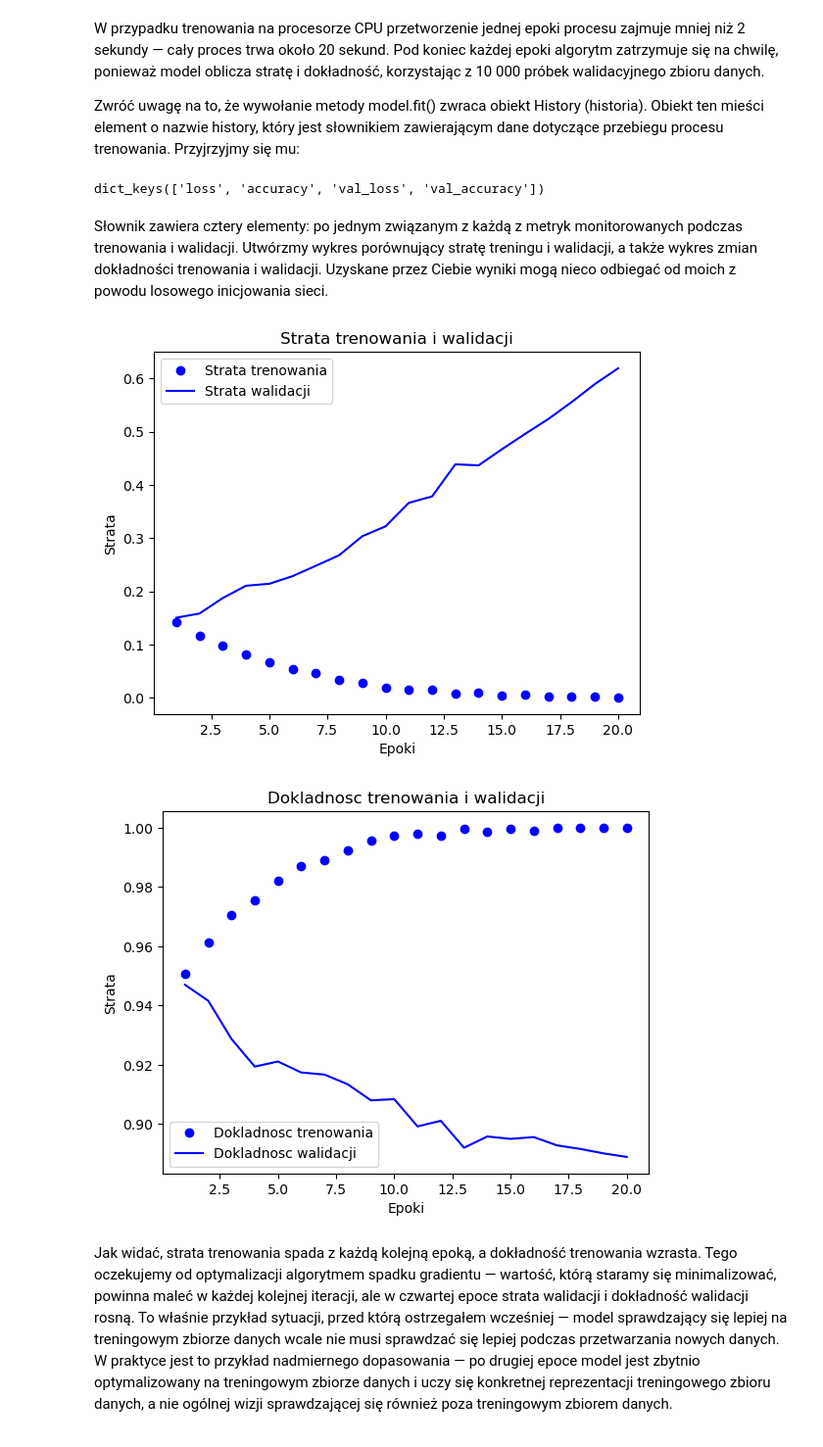
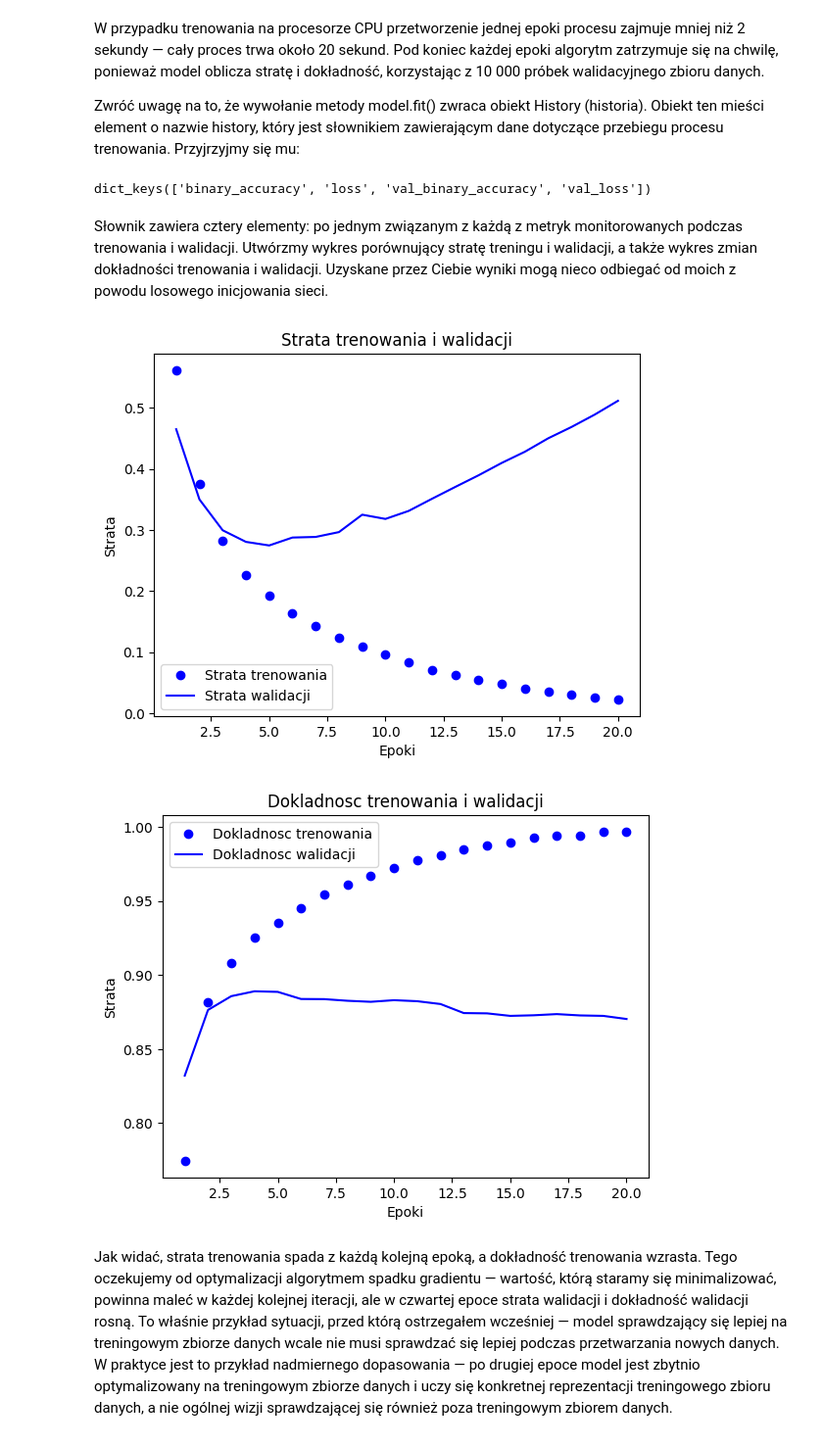
Before and after one commit to Qbsoon/uni-si, a Jupyter notebook: R2S3/sieci_neuronowe/klasyfikacja_binarna/Sieci neuronowe - Klasyfikacja binarna.ipynb, the cells around one changed output. Shown at 98% size. Drawn from its saved outputs; the diff is of its cells as text; code cells hidden in the pictures.

```diff
--- a/R2S3/sieci_neuronowe/klasyfikacja_binarna/Sieci neuronowe - Klasyfikacja binarna.ipynb
+++ b/R2S3/sieci_neuronowe/klasyfikacja_binarna/Sieci neuronowe - Klasyfikacja binarna.ipynb
@@ -213,10 +233,10 @@ model.compile(optimizer=optimizers.RMSprop(learning_rate=0.001),
               loss='binary_crossentropy',
               metrics=['accuracy'])
 # %%
-from keras import losses
-from keras import metrics
+from tensorflow.keras import losses
+from tensorflow.keras import metrics
 
-model.compile(optimizer=optimizers.RMSprop(lr=0.001),
+model.compile(optimizer=optimizers.RMSprop(learning_rate=0.001),
               loss=losses.binary_crossentropy,
               metrics=[metrics.binary_accuracy])
 # %% [markdown]
@@ -263,14 +291,14 @@ Zwróć uwagę na to, że wywołanie metody model.fit() zwraca obiekt History (h
 history_dict = history.history
 history_dict.keys()
 # %% [output]
-dict_keys(['loss', 'accuracy', 'val_loss', 'val_accuracy'])
+dict_keys(['binary_accuracy', 'loss', 'val_binary_accuracy', 'val_loss'])
 # %% [markdown]
 Słownik zawiera cztery elementy: po jednym związanym z każdą z metryk monitorowanych podczas trenowania i walidacji. Utwórzmy wykres porównujący stratę treningu i walidacji, a także wykres zmian dokładności trenowania i walidacji. Uzyskane przez Ciebie wyniki mogą nieco odbiegać od moich z powodu losowego inicjowania sieci.
 # %%
 import matplotlib.pyplot as plt
 
-acc = history.history['accuracy']
-val_acc = history.history['val_accuracy']
+acc = history.history['binary_accuracy']
+val_acc = history.history['val_binary_accuracy']
 loss = history.history['loss']
 val_loss = history.history['val_loss']
 
@@ -287,22 +315,22 @@ plt.legend()
 
 plt.show()
 # %% [output]
-[figure, old version]
+[figure, new version]
 # %%
 plt.clf()   # Czyszczenie rysunku.
-acc_values = history_dict['accuracy']
-val_acc_values = history_dict['val_accuracy']
+acc_values = history_dict['binary_accuracy']
+val_acc_values = history_dict['val_binary_accuracy']
 
 plt.plot(epochs, acc, 'bo', label='Dokladnosc trenowania')
 plt.plot(epochs, val_acc, 'b', label='Dokladnosc walidacji')
 plt.title('Dokladnosc trenowania i walidacji')
 plt.xlabel('Epoki')
 plt.ylabel('Strata')
 plt.legend()
 
 plt.show()
 # %% [output]
-[figure, old version]
+[figure, new version]
 # %% [markdown]
 Jak widać, strata trenowania spada z każdą kolejną epoką, a dokładność trenowania wzrasta. Tego oczekujemy od optymalizacji algorytmem spadku gradientu — wartość, którą staramy się minimalizować, powinna maleć w każdej kolejnej iteracji, ale w czwartej epoce strata walidacji i dokładność walidacji rosną. To właśnie przykład sytuacji, przed którą ostrzegałem wcześniej — model sprawdzający się lepiej na treningowym zbiorze danych wcale nie musi sprawdzać się lepiej podczas przetwarzania nowych danych. W praktyce jest to przykład nadmiernego dopasowania — po drugiej epoce model jest zbytnio optymalizowany na treningowym zbiorze danych i uczy się konkretnej reprezentacji treningowego zbioru danych, a nie ogólnej wizji sprawdzającej się również poza treningowym zbiorem danych.
 
```
Also changed, not shown: parts of 13 cells of this notebook.
